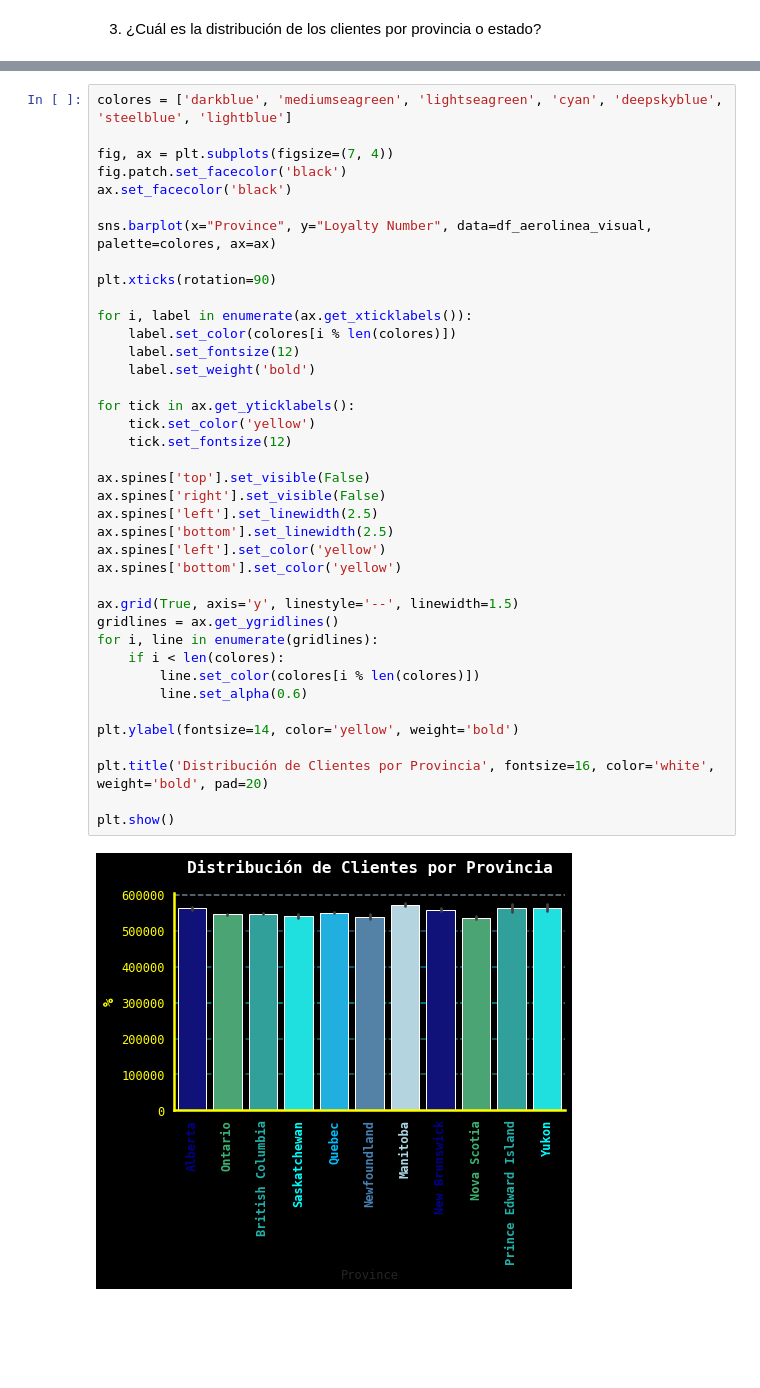
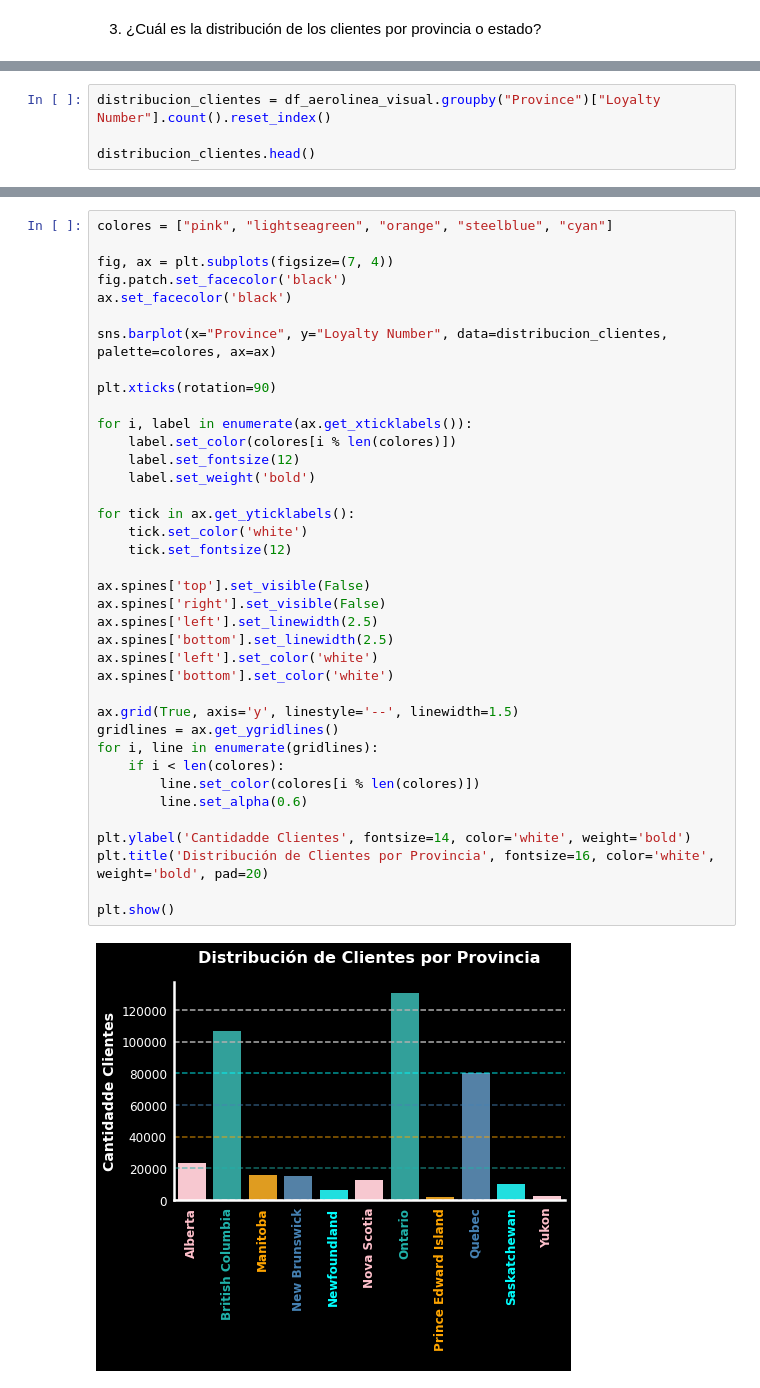
Before and after one commit to Adalab/bda-modulo-3-evaluacion-final-Paulamc1695, a Jupyter notebook: resolucion_evaluacion_03.ipynb, the cells around one changed output, grey strips where cells are left out. Saved outputs shown, nothing was run; the diff lists cells and outputs as text; blank space fills up the shorter version.

Commit message:
visualización gráficos

```diff
--- a/resolucion_evaluacion_03.ipynb
+++ b/resolucion_evaluacion_03.ipynb
@@ -161,0 +152,4 @@ plt.show()
+# %%
+distribucion_clientes = df_aerolinea_visual.groupby("Province")["Loyalty Number"].count().reset_index()
+
+distribucion_clientes.head()
@@ -162,41 +163,40 @@ plt.show()
 # %%
-colores = ['darkblue', 'mediumseagreen', 'lightseagreen', 'cyan', 'deepskyblue', 'steelblue', 'lightblue']
+colores = ["pink", "lightseagreen", "orange", "steelblue", "cyan"]
 
 fig, ax = plt.subplots(figsize=(7, 4))
 fig.patch.set_facecolor('black')
 ax.set_facecolor('black')
 
-sns.barplot(x="Province", y="Loyalty Number", data=df_aerolinea_visual, palette=colores, ax=ax)
+sns.barplot(x="Province", y="Loyalty Number", data=distribucion_clientes, palette=colores, ax=ax)
 
 plt.xticks(rotation=90)
 
 for i, label in enumerate(ax.get_xticklabels()):
     label.set_color(colores[i % len(colores)])
     label.set_fontsize(12)
     label.set_weight('bold')
 
 for tick in ax.get_yticklabels():
-    tick.set_color('yellow')
+    tick.set_color('white')
     tick.set_fontsize(12)
 
 ax.spines['top'].set_visible(False)
 ax.spines['right'].set_visible(False)
 ax.spines['left'].set_linewidth(2.5)
 ax.spines['bottom'].set_linewidth(2.5)
-ax.spines['left'].set_color('yellow')
-ax.spines['bottom'].set_color('yellow')
+ax.spines['left'].set_color('white')
+ax.spines['bottom'].set_color('white')
 
 ax.grid(True, axis='y', linestyle='--', linewidth=1.5)
 gridlines = ax.get_ygridlines()
 for i, line in enumerate(gridlines):
     if i < len(colores):
         line.set_color(colores[i % len(colores)])
         line.set_alpha(0.6)
 
-plt.ylabel(fontsize=14, color='yellow', weight='bold')
-
+plt.ylabel('Cantidadde Clientes', fontsize=14, color='white', weight='bold')
 plt.title('Distribución de Clientes por Provincia', fontsize=16, color='white', weight='bold', pad=20)
 
 plt.show()
 # %% [output]
-[figure, old version]
+[figure, new version]
```
Also changed, not shown: parts of 12 cells of this notebook.
